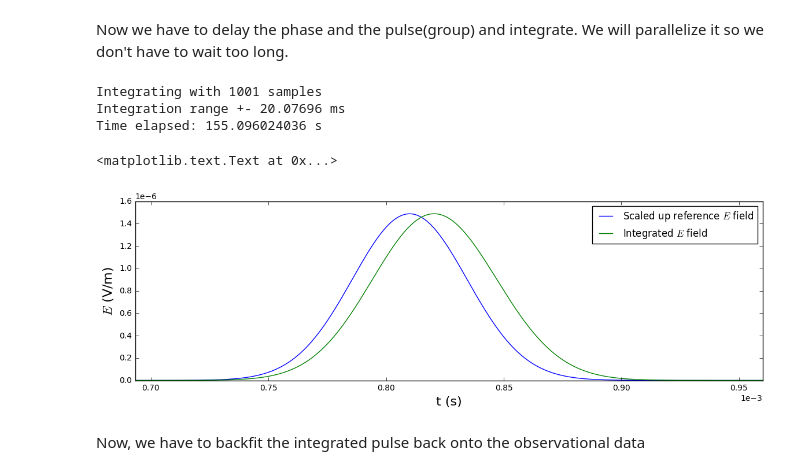
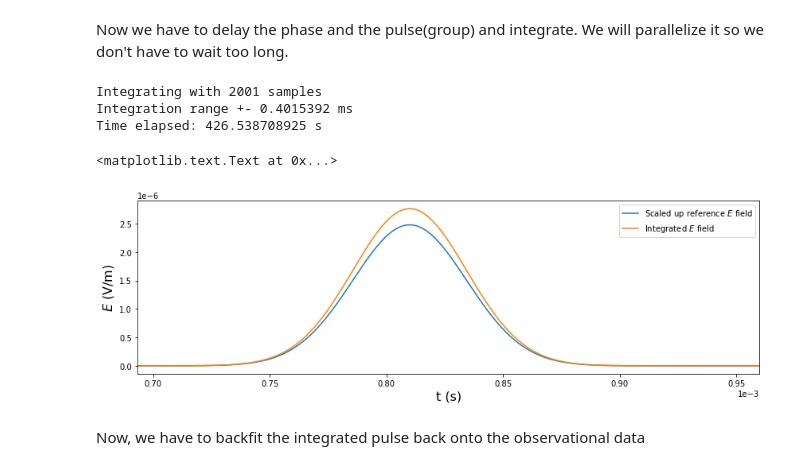
Before and after one commit to quantumfx/binary-lens, a Jupyter notebook: lens_simulation_gauss_pulse.ipynb, the cells around one changed output. Drawn from its saved outputs; the diff is of its cells as text; code cells hidden in the pictures.

Commit message:
testing around with range of integration

```diff
--- a/lens_simulation_gauss_pulse.ipynb
+++ b/lens_simulation_gauss_pulse.ipynb
@@ -121,7 +117,7 @@ plt.ylabel(r'$E$ (V/m)', fontsize=16)
 # %% [markdown]
 Now we have to delay the phase and the pulse(group) and integrate. We will parallelize it so we don't have to wait too long.
 # %%
-k_int = 100 # Integration range = +-lim*k_int
+k_int = 2 # Integration range = +-lim*k_int
             # How much should k_int be? k_int ~10 seems to just scale the original E field up,
             # ie. they're all in phase. k_int ~100 shows a stronger effect of shifting towards
             # and broadening?
@@ -129,7 +125,7 @@ lim = (int)(np.sqrt(p_phase*2*R)*insample) # How far does tau_geom have to go to
 lim *= k_int
 
 # The last argument should be >> 2*k_int to resolve oscillations of E
-int_domain = np.linspace(-lim, lim, 1001)
+int_domain = np.linspace(-lim, lim, 2001)
 
 def delay_field(i):
     phase = np.roll(phase_ref, (int)(tau_phase(i*intime)*insample))
@@ -149,9 +145,9 @@ for i in int_domain:
 
 print 'Time elapsed:', time() - tick, 's'
 # %% [output]
-Integrating with 1001 samples
-Integration range +- 20.07696 ms
-Time elapsed: 155.096024036 s
+Integrating with 2001 samples
+Integration range +- 0.4015392 ms
+Time elapsed: 426.538708925 s
 # %%
 # This parallelizes really terribly for some reason.... Maybe take a look later.
 
@@ -171,16 +167,16 @@ Time elapsed: 155.096024036 s
 # %%
 plt.figure(figsize=(14,4))
 #plt.plot(t.reshape(-1,1e3).mean(axis=1), E_tot.reshape(-1,1e3).mean(axis=1)) # downsampling before plotting.
-plt.plot(t, 180*np.abs(E_field_ref), label="Scaled up reference $E$ field") # 'theoretical' E field scaled up for reference
+plt.plot(t, 300*np.abs(E_field_ref), label="Scaled up reference $E$ field") # 'theoretical' E field scaled up for reference
 plt.plot(t, np.abs(E_tot), label="Integrated $E$ field")
 plt.xlim((n/2-n/15)*intime,(n/2+n/10)*intime)
 plt.ticklabel_format(style='sci', axis='both', scilimits=(0,0))
 plt.legend(loc="best")
 plt.xlabel('t (s)', fontsize=16)
 plt.ylabel(r'$E$ (V/m)', fontsize=16)
 # %% [output]
 <matplotlib.text.Text at 0x...>
-[figure, old version]
+[figure, new version]
 # %% [markdown]
 Now, we have to backfit the integrated pulse back onto the observational data
 # %%
```
Also changed, not shown: parts of 5 cells of this notebook.
